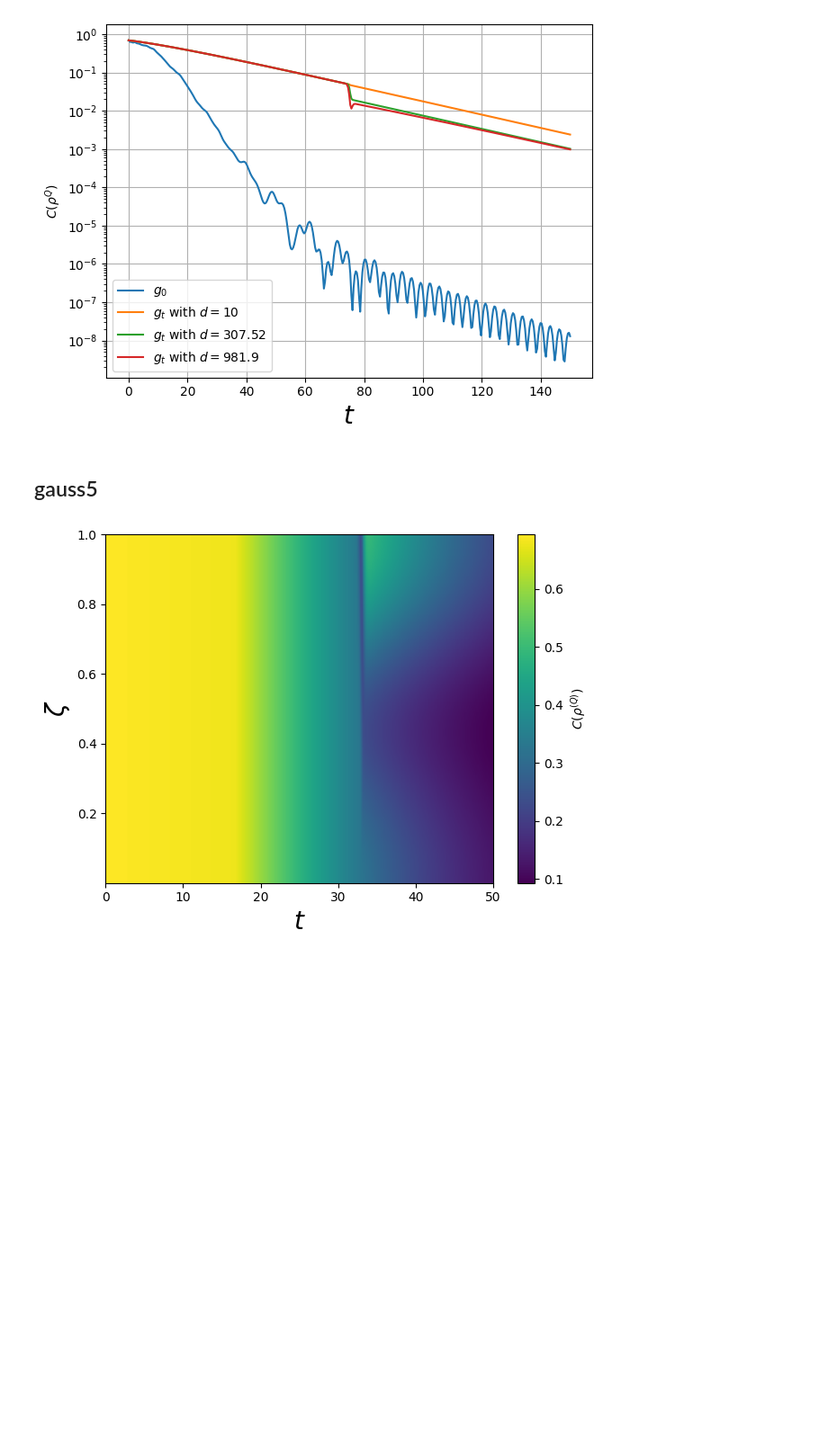
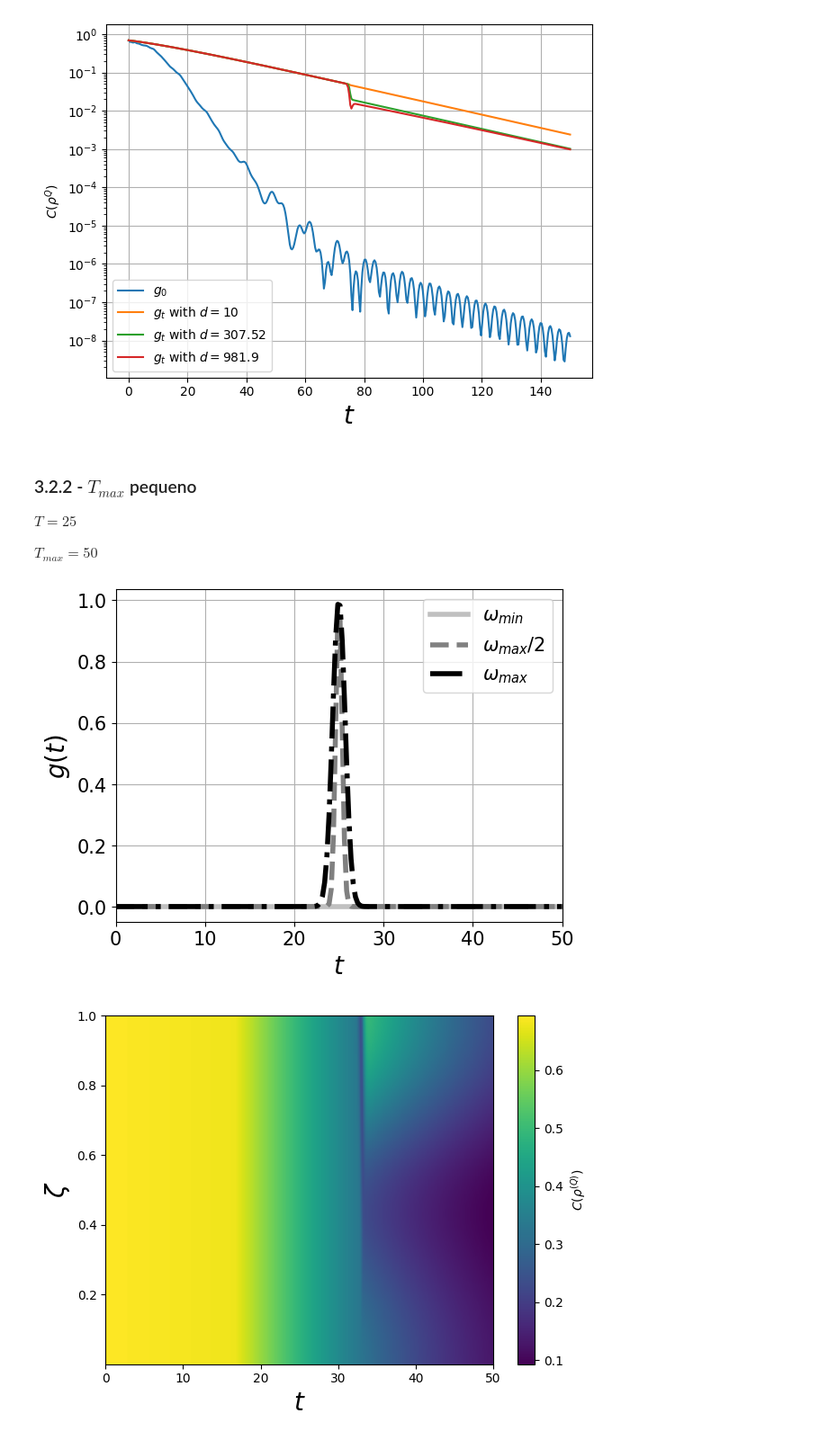
Before and after one commit to cammaral/time-dependent-coupling-open, a Jupyter notebook: plot.ipynb, the cells around one changed output. Shown at 90% size. Saved outputs shown, nothing was run; the diff lists cells and outputs as text; code cells hidden in the pictures; blank space fills up the shorter version.

```diff
--- a/plot.ipynb
+++ b/plot.ipynb
@@ -905,7 +969,36 @@ plot_selected_coherences(
 # %% [output]
 [figure]
 # %% [markdown]
-## gauss5
+### 3.2.2 - $T_{max}$ pequeno
+
+$T=25$
+
+$T_{max}=50$
+# %%
+w_list, C_wt, D_wt, const, t = load_coerece('gauss5')
+
+lw_list = ['-', '--', '-.']
+c_list = ['silver', 'gray','black']
+indices = [1, len(w_list)//2, -1]
+
+w_label = ['$\omega_{min}$','$\omega_{max}$/2','$\omega_{max}$']
+# NÃO ESTÁ FINALIZADO
+for i, idx in enumerate(indices):
+    g = np.exp(-(t-25)**2/w_list[idx]**2)
+    plt.plot(t, g, lw=4, ls=lw_list[i], color=c_list[i], label=w_label[i])
+
+
+plt.legend(fontsize=15)
+plt.ylabel('$g(t)$', fontsize=20)
+plt.xlabel('$t$', fontsize=20)
+#plt.yscale('log')
+plt.yticks(fontsize=15)
+plt.xticks([0, 10,20,30,40,50], fontsize=15)
+plt.xlim(0, 50)
+plt.grid(True)
+plt.show()
+# %% [output]
+[figure, added]
 # %%
 w_list, C_wt, D_wt, const, t = load_coerece('gauss5')
 
```
Also changed, not shown: parts of 15 cells of this notebook.
